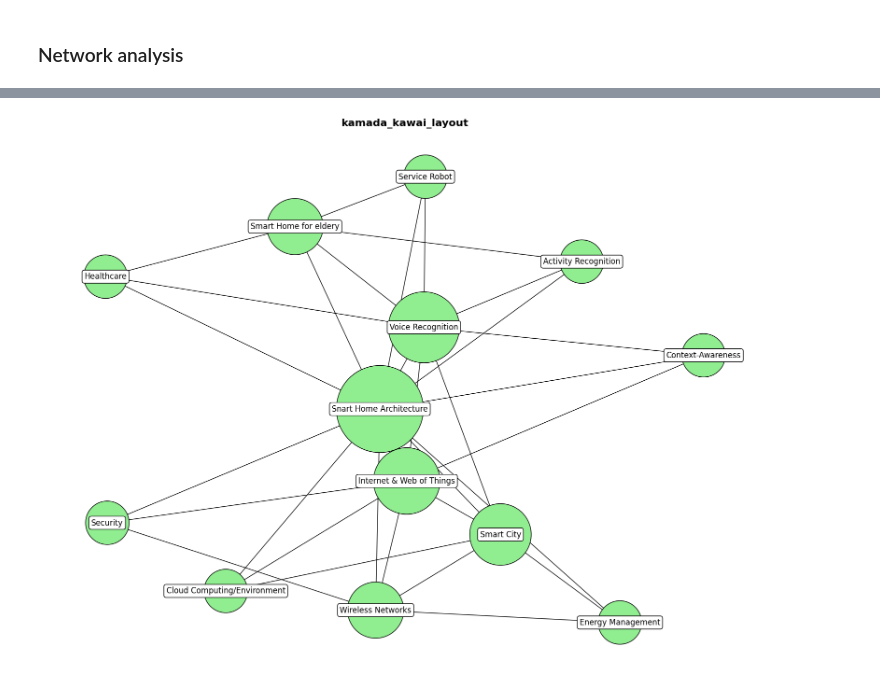
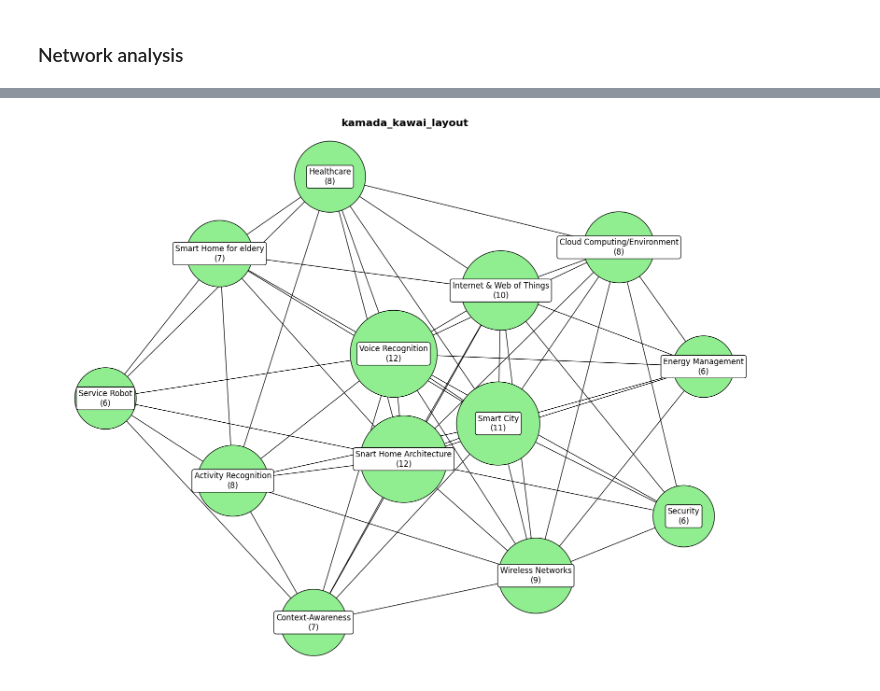
Before and after one commit to Geunhyeong-Han/shs-literature-text-mining, a Jupyter notebook: main.ipynb, the cells around one changed output, grey strips where cells are left out. Saved outputs shown, nothing was run; the diff lists cells and outputs as text; code cells hidden in the pictures.

```diff
--- a/main.ipynb
+++ b/main.ipynb
@@ -804,12 +804,12 @@ for i in range(n_clusters):
     lda_keywords = ", ".join([vectorizer.get_feature_names_out()[index] for index in lda_topic_words[0, :n_top_words]])
 
     # 클러스터 번호와 함께 키워드를 데이터프레임에 추가
-    result_df = result_df.append({'Cluster': i, 'NMF_Keywords': nmf_keywords, 'LDA_Keywords': lda_keywords}, ignore_index=True)
+    result_df = result_df._append({'Cluster': i, 'NMF_Keywords': nmf_keywords, 'LDA_Keywords': lda_keywords}, ignore_index=True)
 
 # 엑셀 파일로 저장
 writer = pd.ExcelWriter('/content/drive/MyDrive/Colab Notebooks/Smart_Home_Service/topic+modeling(keywords).xlsx', engine='xlsxwriter')
 result_df.to_excel(writer, sheet_name='Topic_Modeling', index=False)
-writer.save()
+writer._save()
 # %% [markdown]
 
 ### Visualization(Longabaugh, 2012)
@@ -890,8 +890,18 @@ node_names = {
 
 centroids = np.array([np.mean(tfidf_matrix[clustering.labels_ == i].toarray(), axis=0) for i in range(n_clusters)])
 similarity_matrix = cosine_similarity(centroids)
-top_clusters = {i: sorted(range(len(similarity_matrix[i])), key=similarity_matrix[i].__getitem__, reverse=True)[1:4] for i in range(n_clusters)}
+top_clusters = {i: sorted(range(len(similarity_matrix[i])), key=similarity_matrix[i].__getitem__, reverse=True)[1:7] for i in range(n_clusters)}
 G = nx.Graph()
+
+print("각 클러스터별 상위 유사 클러스터와 유사성 점수:")
+for cluster in top_clusters:
+    print(f"{node_names[cluster]}: ", end='')
+    similarities = []
+    for neighbor in top_clusters[cluster]:
+        neighbor_name = node_names[neighbor]
+        similarity_score = similarity_matrix[cluster][neighbor]
+        similarities.append((neighbor_name, similarity_score))
+    print(similarities)
 
 for cluster, neighbors in top_clusters.items():
     for neighbor in neighbors:
@@ -909,7 +919,9 @@ def draw_graph(G, layout, node_color, node_sizes, title):
     ax.set_title(title, fontsize=16, fontweight='bold')
 
     for node, (x, y) in pos.items():
-        plt.text(x, y, node, fontsize=12, ha='center', va='center', bbox=dict(facecolor='white', edgecolor='black', boxstyle='round,pad=0.3'))
+        degree = G.degree(node)  # 노드의 네트워크 정도를 구합니다.
+        # 노드 이름과 정도를 함께 출력합니다.
+        plt.text(x, y, f"{node}\n({degree})", fontsize=12, ha='center', va='center', bbox=dict(facecolor='white', edgecolor='black', boxstyle='round,pad=0.3'))
 
     plt.show()
 
@@ -918 +944 @@ draw_graph(G, lambda G: nx.spring_layout(G, k=0.15), node_color, sizes, 'kamada_
-[figure, old version]
+[figure, new version]
```
Also changed, not shown: parts of 3 cells of this notebook.
